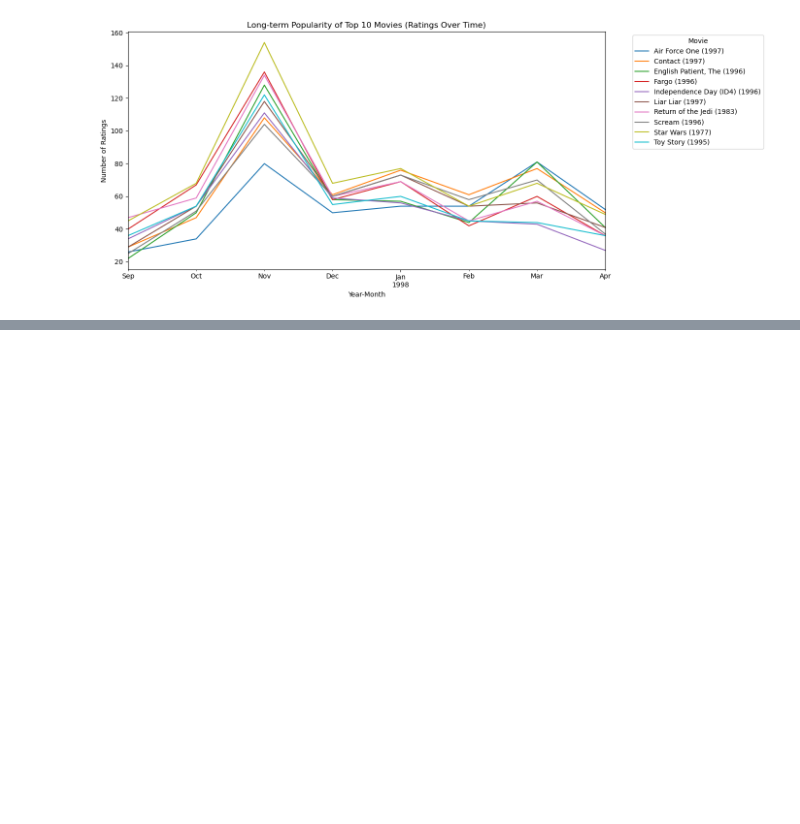
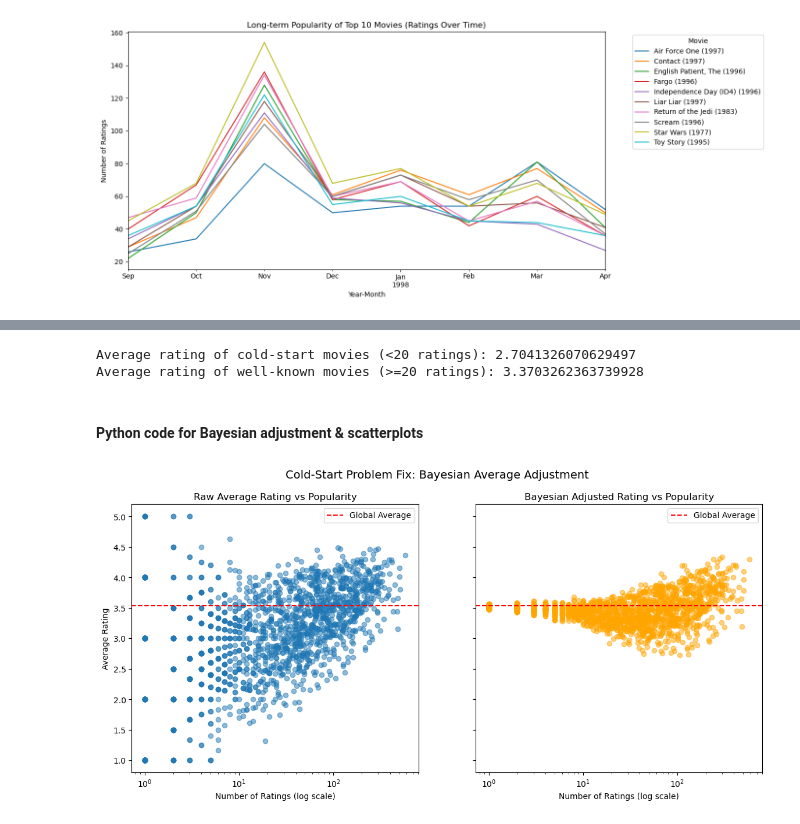
Before and after one commit to asimjamal/MovieLens-100K-Review-Analysis, a Jupyter notebook: MovieLens100k Analysis.ipynb, the cells around one changed output, grey strips where cells are left out. Drawn from its saved outputs; the diff is of its cells as text; code cells hidden in the pictures; blank space fills up the shorter version.

```diff
--- a/MovieLens100k Analysis.ipynb
+++ b/MovieLens100k Analysis.ipynb
@@ -619,0 +714,56 @@ See the caveats in the documentation: https://pandas.pydata.org/pandas-docs/stab
+# %%
+# Optional: Define cold-start threshold
+cold_start_threshold = 20
+cold_movies = movie_stats[movie_stats["count"] < cold_start_threshold]
+popular_movies = movie_stats[movie_stats["count"] >= cold_start_threshold]
+
+print("Average rating of cold-start movies (<20 ratings):", cold_movies["mean"].mean())
+print("Average rating of well-known movies (>=20 ratings):", popular_movies["mean"].mean())
+# %% [output]
+Average rating of cold-start movies (<20 ratings): 2.7041326070629497
+Average rating of well-known movies (>=20 ratings): 3.3703262363739928
+# %% [markdown]
+#### Python code for Bayesian adjustment & scatterplots
+# %%
+# Global average rating (C)
+C = ratings["rating"].mean()
+
+# Minimum votes threshold (m)
+m = 50
+
+# Compute number of votes (v) and average rating (R) for each movie
+movie_stats = ratings.groupby("movie_id").agg(
+    v=("rating", "count"),
+    R=("rating", "mean")
+).reset_index()
+
+# Bayesian Weighted Rating (WR)
+movie_stats["WR"] = (
+    (movie_stats["v"] / (movie_stats["v"] + m)) * movie_stats["R"]
+    + (m / (movie_stats["v"] + m)) * C
+)
+
+# Plot before vs. after
+fig, axes = plt.subplots(1, 2, figsize=(14, 6), sharey=True)
+
+# Original Average Rating
+axes[0].scatter(movie_stats["v"], movie_stats["R"], alpha=0.5)
+axes[0].axhline(C, color="red", linestyle="--", label="Global Average")
+axes[0].set_xscale("log")
+axes[0].set_title("Raw Average Rating vs Popularity")
+axes[0].set_xlabel("Number of Ratings (log scale)")
+axes[0].set_ylabel("Average Rating")
+axes[0].legend()
+
+# Bayesian Adjusted Rating
+axes[1].scatter(movie_stats["v"], movie_stats["WR"], alpha=0.5, color="orange")
+axes[1].axhline(C, color="red", linestyle="--", label="Global Average")
+axes[1].set_xscale("log")
+axes[1].set_title("Bayesian Adjusted Rating vs Popularity")
+axes[1].set_xlabel("Number of Ratings (log scale)")
+axes[1].legend()
+
+plt.suptitle("Cold-Start Problem Fix: Bayesian Average Adjustment", fontsize=14)
+plt.show()
+# %% [output]
+[figure, added]
```
Also changed, not shown: parts of 18 cells of this notebook.
